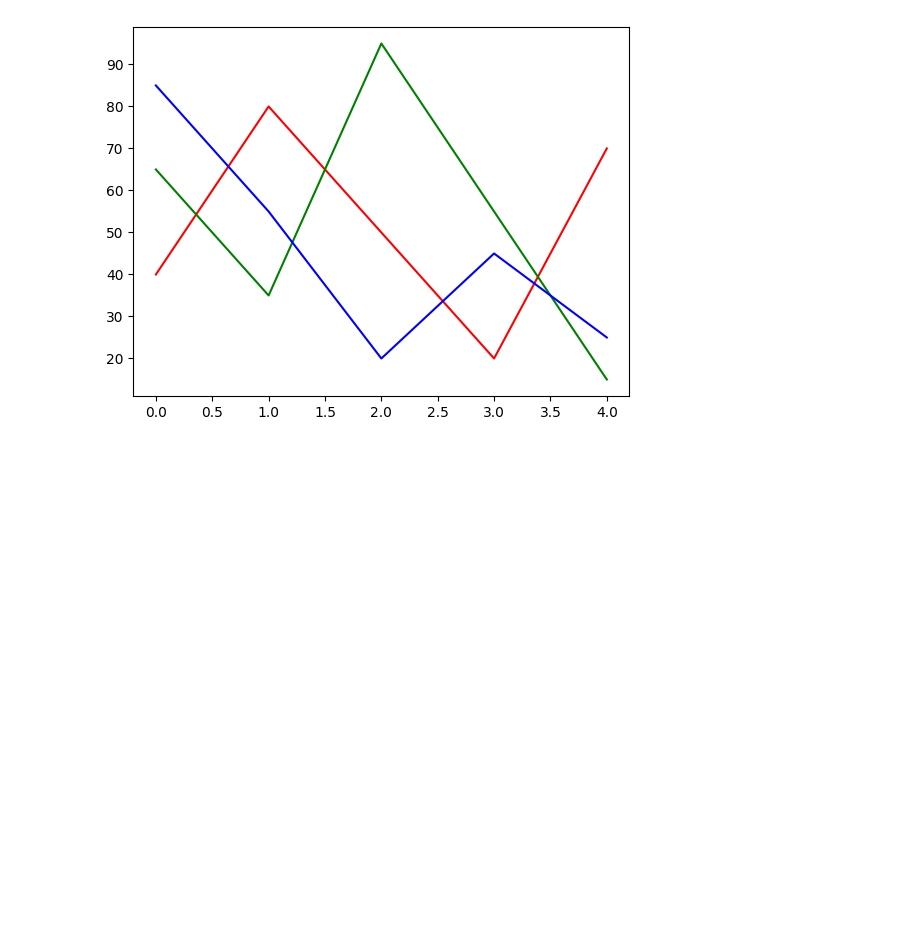
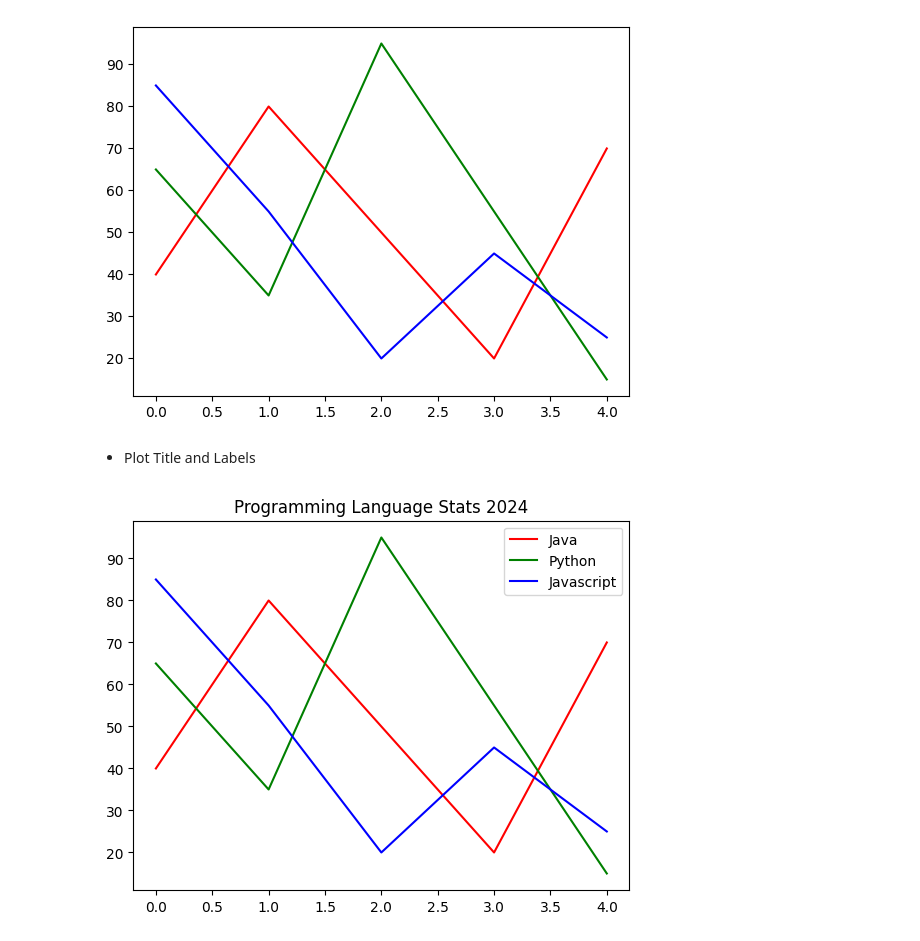
Before and after one commit to abidkk/Matplotlib-Python, a Jupyter notebook: plot2.ipynb, the cells around one changed output. Drawn from its saved outputs; the diff is of its cells as text; code cells hidden in the pictures; blank space fills up the shorter version.

Commit message:
labeled

```diff
--- a/plot2.ipynb
+++ b/plot2.ipynb
@@ -110,3 +110,20 @@ plt.plot(z, color='b')
 plt.show()
 # %% [output]
 [figure]
+# %% [markdown]
+- Plot Title and Labels
+# %%
+x = [40,80,50,20,70]
+y = [65,35,95,55,15]
+z = [85,55,20,45,25]
+year = [2003, 2005, 2010, 2024]
+plt.plot(x, color='r', label='Java')
+plt.plot(y, color='g', label='Python')
+plt.plot(z, color='b', label='Javascript')
+plt.title("Programming Language Stats 2024")
+plt.legend()
+# plt.xlabel("Index")
+# plt.ylabel("Popularity Score")
+plt.show()
+# %% [output]
+[figure, added]
```
Also changed, not shown: parts of 1 cell of this notebook.
